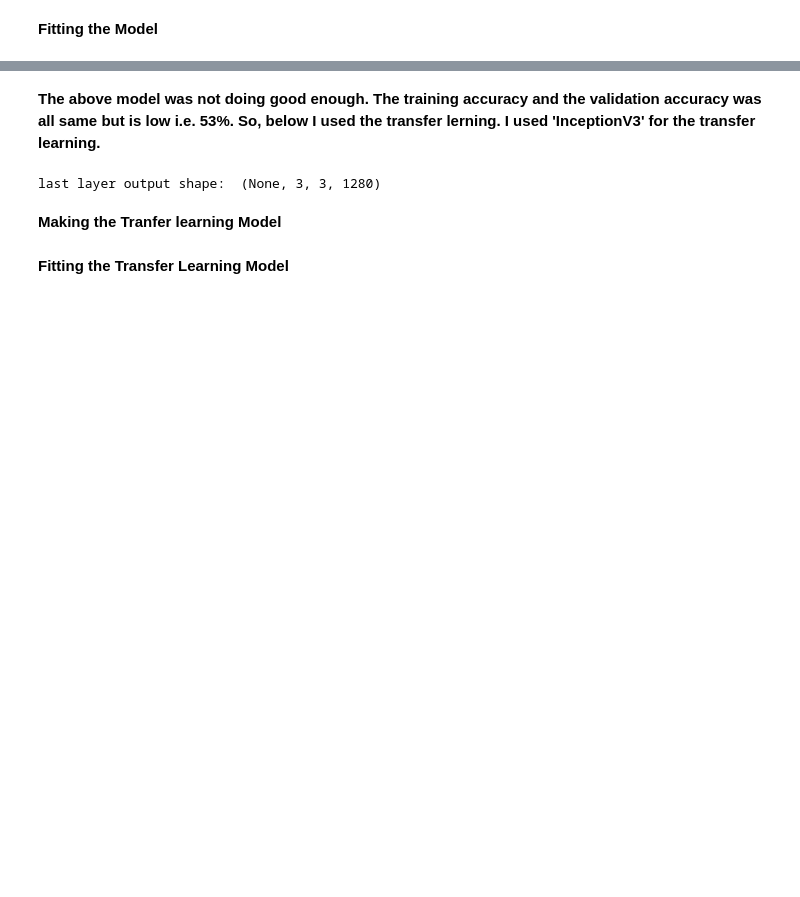
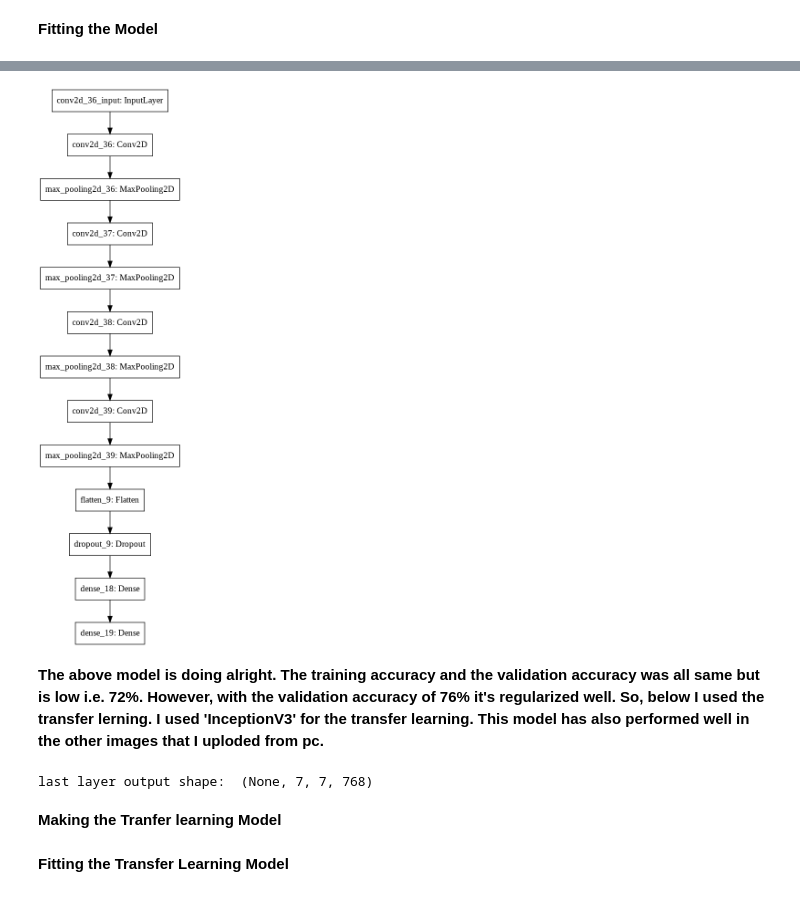
Before and after one commit to sharmajee499/Sandesh_OR_German_Shepherd, a Jupyter notebook: Sandesh_OR_GermanShepherd.ipynb, the cells around one changed output, grey strips where cells are left out. Drawn from its saved outputs; the diff is of its cells as text; code cells hidden in the pictures; blank space fills up the shorter version.

```diff
--- a/Sandesh_OR_GermanShepherd.ipynb
+++ b/Sandesh_OR_GermanShepherd.ipynb
@@ -130,7 +123,7 @@ class myCallback2(tf.keras.callbacks.Callback):
 #train data generator with image augmentation
 from tensorflow.keras.preprocessing.image import ImageDataGenerator
 train_datagen= ImageDataGenerator(rescale=1.0/255.0
-                                  ,rotation_range= 30,
+                                  ,rotation_range= 40,
                                   width_shift_range=0.2,
                                   height_shift_range=0.2,
                                   shear_range=0.2,
@@ -198,5 +259,17 @@ history= model.fit_generator(train_generator,
+# %%
+tf.keras.utils.plot_model(
+    model,
+    to_file="model.png",
+    show_shapes=False,
+    show_layer_names=True,
+    rankdir="TB",
+    expand_nested=False,
+    dpi=96,
+)
+# %% [output]
+[figure, added]
 # %% [markdown]
-**The above model was not doing good enough. The training accuracy and the validation accuracy was all same but is low i.e. 53%. So, below I used the transfer lerning. I used 'InceptionV3' for the transfer learning.**
+**The above model is doing alright. The training accuracy and the validation accuracy was all same but is low i.e. 72%. However, with the validation accuracy of 76% it's regularized well. So, below I used the transfer lerning. I used 'InceptionV3' for the transfer learning. This model has also performed well in the other images that I uploded from pc.**
 # %%
 # Import the inception model
 from tensorflow.keras.applications.inception_v3 import InceptionV3
@@ -217,11 +291,11 @@ for layer in pre_trained_model.layers:
 # Print the model summary
 pre_trained_model.summary()
 # %%
-last_layer = pre_trained_model.get_layer('mixed8')
+last_layer = pre_trained_model.get_layer('mixed7')
 print('last layer output shape: ', last_layer.output_shape)
 last_output = last_layer.output
 # %% [output]
-last layer output shape:  (None, 3, 3, 1280)
+last layer output shape:  (None, 7, 7, 768)
 # %% [markdown]
 **Making the Tranfer learning Model**
 # %%
```
Also changed, not shown: parts of 14 cells of this notebook.
